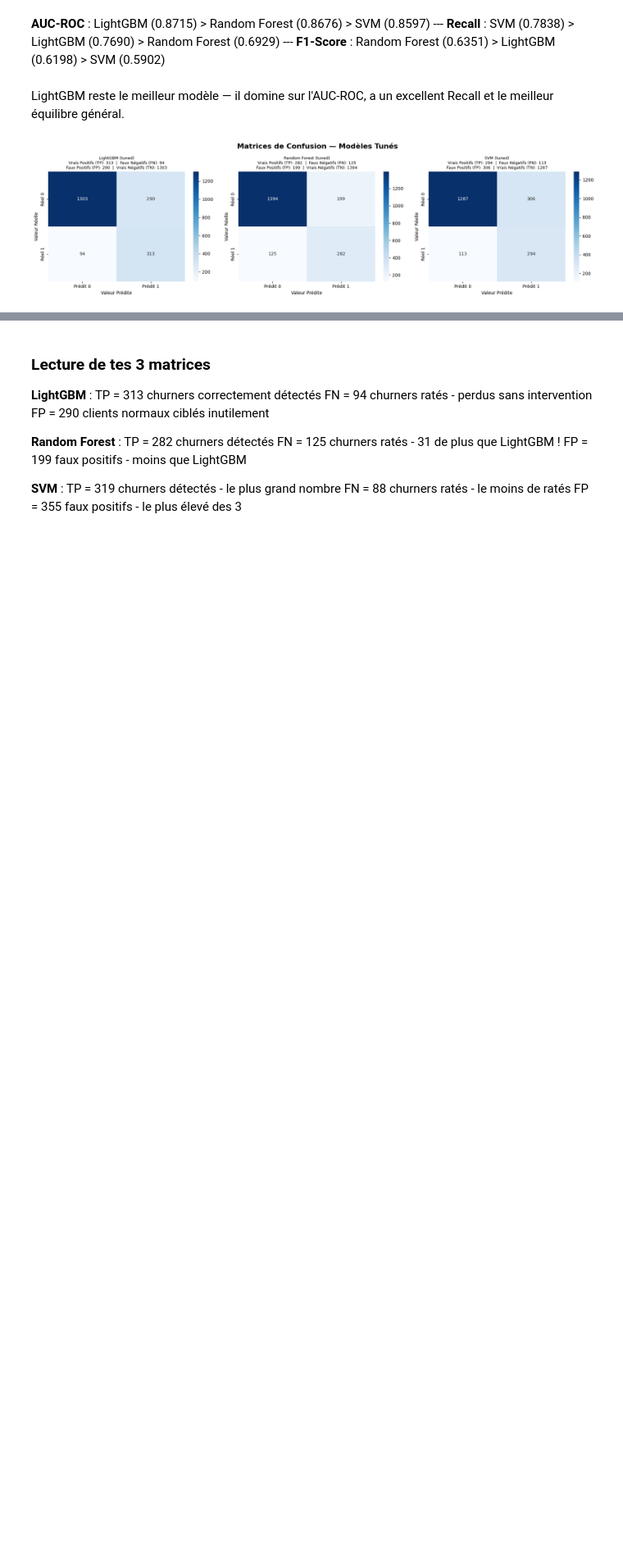
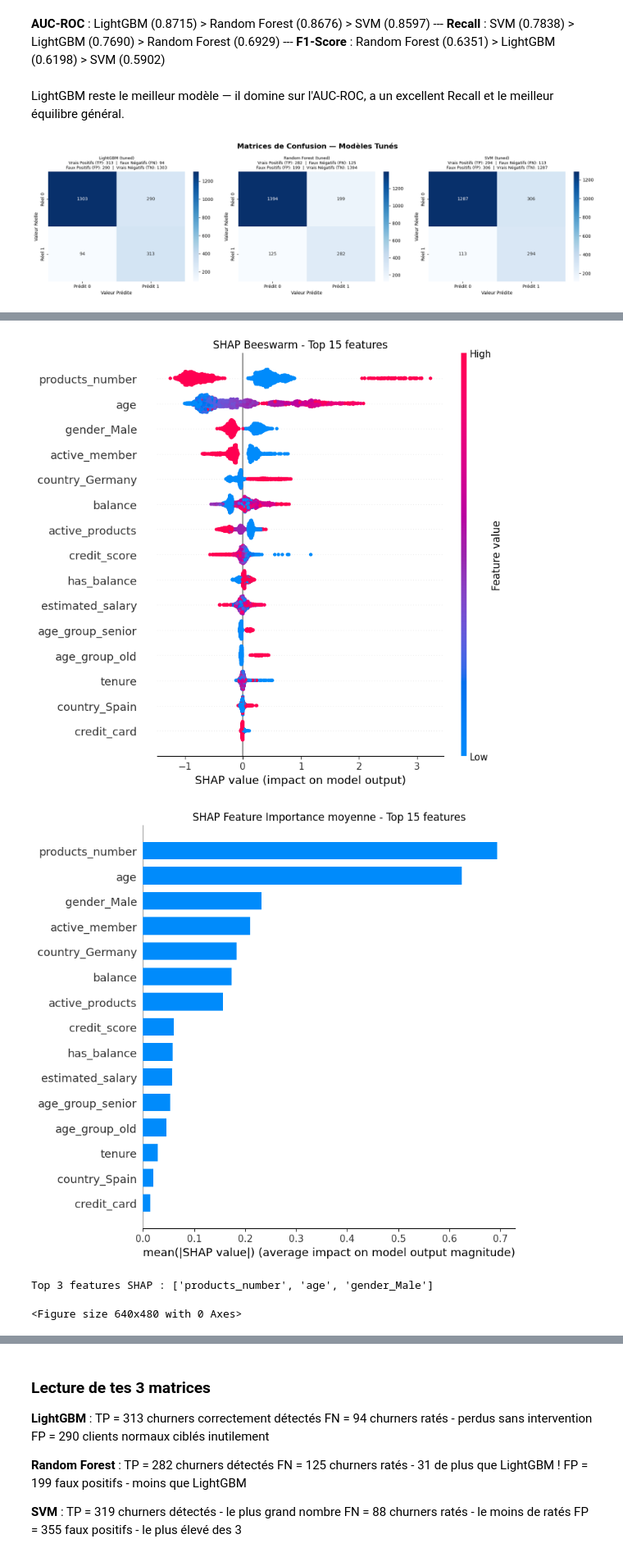
Before and after one commit to EddieZIDA/churn-prediction, a Jupyter notebook: notebooks/03_modeling.ipynb, the cells around one changed output, grey strips where cells are left out. Shown at 82% size. Drawn from its saved outputs; the diff is of its cells as text; code cells hidden in the pictures; blank space fills up the shorter version.

```diff
--- a/notebooks/03_modeling.ipynb
+++ b/notebooks/03_modeling.ipynb
@@ -373,0 +428,34 @@ plt.show()
+# %%
+# Calcul des valeurs SHAP pour le modèle LightGBM optimisé
+Path("results/figures").mkdir(parents=True, exist_ok=True)
+explainer = shap.TreeExplainer(lgbm_search.best_estimator_)
+shap_values = explainer.shap_values(X_test)
+if isinstance(shap_values, list):
+    shap_values = shap_values[1]
+
+# Beeswarm plot des 15 features les plus importantes
+shap.summary_plot(shap_values, X_test, plot_type="dot", max_display=15, show=False)
+plt.title("SHAP Beeswarm - Top 15 features")
+plt.tight_layout()
+plt.savefig(Path("results/figures/shap_summary_beeswarm.png"), dpi=300, bbox_inches="tight")
+plt.show()
+plt.clf()
+
+# Bar plot de l’importance moyenne des mêmes features
+shap.summary_plot(shap_values, X_test, plot_type="bar", max_display=15, show=False)
+plt.title("SHAP Feature Importance moyenne - Top 15 features")
+plt.tight_layout()
+plt.savefig(Path("results/figures/shap_summary_bar.png"), dpi=300, bbox_inches="tight")
+plt.show()
+plt.clf()
+
+# Affichage des 3 variables les plus influentes selon SHAP
+shap_importance = np.abs(shap_values).mean(axis=0)
+top_idx = np.argsort(shap_importance)[::-1][:3]
+top_features = X_test.columns[top_idx]
+print("Top 3 features SHAP :", list(top_features))
+# %% [output]
+[figure, added]
+[figure, added]
+Top 3 features SHAP : ['products_number', 'age', 'gender_Male']
+<Figure size 640x480 with 0 Axes>
```
Also changed, not shown: parts of 11 cells of this notebook, 17 other files.
